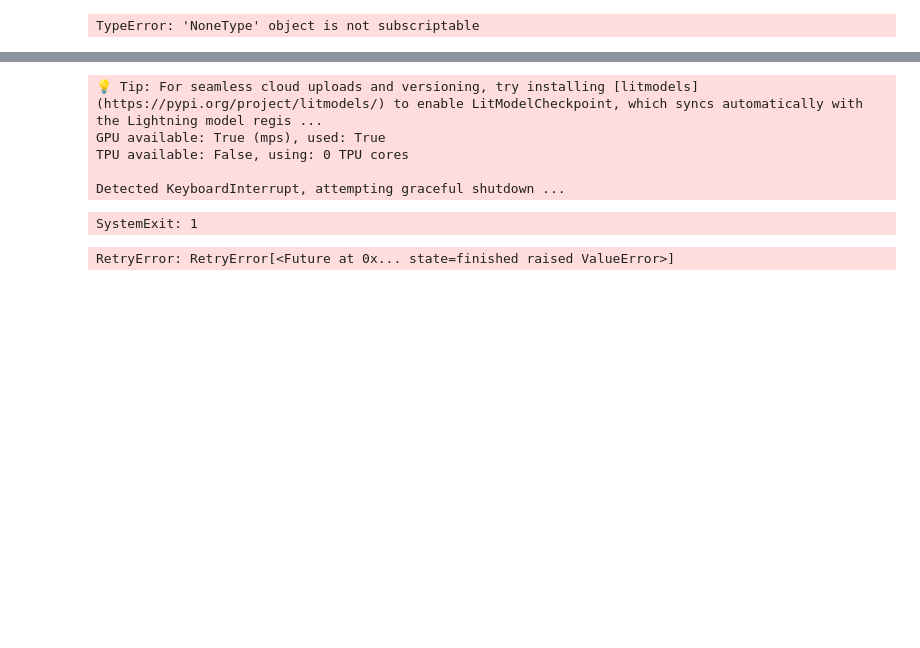
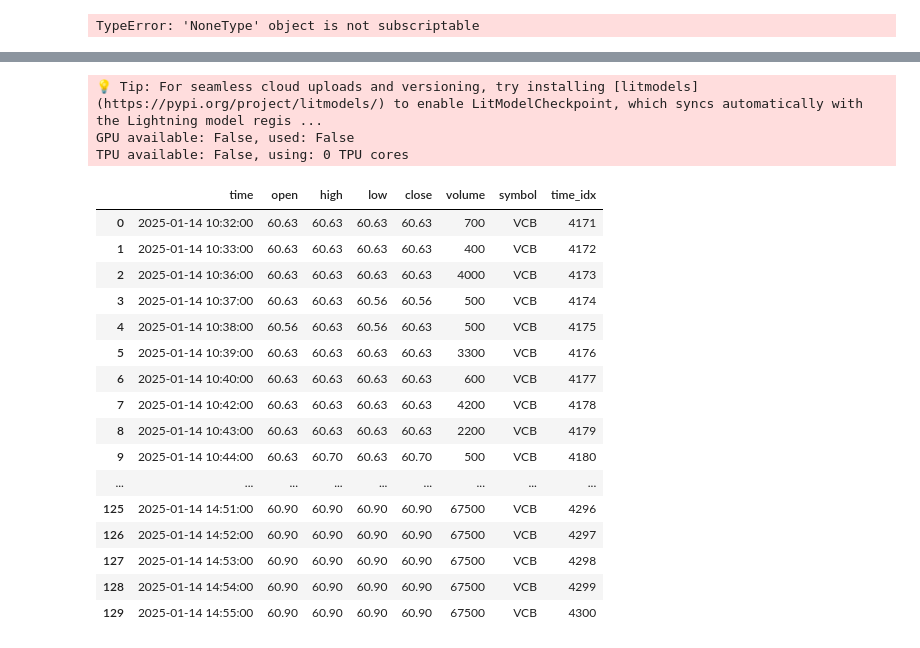
Before and after one commit to Amature123/seminar, a Jupyter notebook: test_api/stocks_prediction_with_tft_model-2.ipynb, the cells around one changed output, grey strips where cells are left out. Saved outputs shown, nothing was run; the diff lists cells and outputs as text; code cells hidden in the pictures; blank space fills up the shorter version.

```diff
--- a/test_api/stocks_prediction_with_tft_model-2.ipynb
+++ b/test_api/stocks_prediction_with_tft_model-2.ipynb
@@ -613,7 +711,7 @@ predictions = best_tft.predict(
     test_dataloader,
     mode="quantiles",
     return_index=True,
-    trainer_kwargs=dict(accelerator="mps")
+    trainer_kwargs=dict(accelerator="cpu")
 )
 # #Create DataFrame with predictions
 predictions_df = pd.DataFrame({
@@ -647,8 +745,5 @@ predictions_df = pd.DataFrame({
 # print(f"Directional accuracy: {direction_accuracy}")
 # %% [output]
 💡 Tip: For seamless cloud uploads and versioning, try installing [litmodels](https://pypi.org/project/litmodels/) to enable LitModelCheckpoint, which syncs automatically with the Lightning model regis ...
-GPU available: True (mps), used: True
+GPU available: False, used: False
 TPU available: False, using: 0 TPU cores
-
-Detected KeyboardInterrupt, attempting graceful shutdown ...
-SystemExit: 1
@@ -658,4 +749,0 @@ quote = Quote(symbol='ACB', source='VCI')
-# %%
-quote.intraday()
-# %% [output]
-RetryError: RetryError[<Future at 0x... state=finished raised ValueError>]
@@ -661,0 +775,20 @@ RetryError: RetryError[<Future at 0x... state=finished raised ValueError>]
+# %%
+new_prediction_data
+# %% [output]
+|  | time | open | high | low | close | volume | symbol | time_idx |
+| 0 | 2025-01-14 10:32:00 | 60.63 | 60.63 | 60.63 | 60.63 | 700 | VCB | 4171 |
+| 1 | 2025-01-14 10:33:00 | 60.63 | 60.63 | 60.63 | 60.63 | 400 | VCB | 4172 |
+| 2 | 2025-01-14 10:36:00 | 60.63 | 60.63 | 60.63 | 60.63 | 4000 | VCB | 4173 |
+| 3 | 2025-01-14 10:37:00 | 60.63 | 60.63 | 60.56 | 60.56 | 500 | VCB | 4174 |
+| 4 | 2025-01-14 10:38:00 | 60.56 | 60.63 | 60.56 | 60.63 | 500 | VCB | 4175 |
+| 5 | 2025-01-14 10:39:00 | 60.63 | 60.63 | 60.63 | 60.63 | 3300 | VCB | 4176 |
+| 6 | 2025-01-14 10:40:00 | 60.63 | 60.63 | 60.63 | 60.63 | 600 | VCB | 4177 |
+| 7 | 2025-01-14 10:42:00 | 60.63 | 60.63 | 60.63 | 60.63 | 4200 | VCB | 4178 |
+| 8 | 2025-01-14 10:43:00 | 60.63 | 60.63 | 60.63 | 60.63 | 2200 | VCB | 4179 |
+| 9 | 2025-01-14 10:44:00 | 60.63 | 60.70 | 60.63 | 60.70 | 500 | VCB | 4180 |
+| ... | ... | ... | ... | ... | ... | ... | ... | ... |
+| 125 | 2025-01-14 14:51:00 | 60.90 | 60.90 | 60.90 | 60.90 | 67500 | VCB | 4296 |
+| 126 | 2025-01-14 14:52:00 | 60.90 | 60.90 | 60.90 | 60.90 | 67500 | VCB | 4297 |
+| 127 | 2025-01-14 14:53:00 | 60.90 | 60.90 | 60.90 | 60.90 | 67500 | VCB | 4298 |
+| 128 | 2025-01-14 14:54:00 | 60.90 | 60.90 | 60.90 | 60.90 | 67500 | VCB | 4299 |
+| 129 | 2025-01-14 14:55:00 | 60.90 | 60.90 | 60.90 | 60.90 | 67500 | VCB | 4300 |
```
Also changed, not shown: parts of 31 cells of this notebook, 30 other files.
